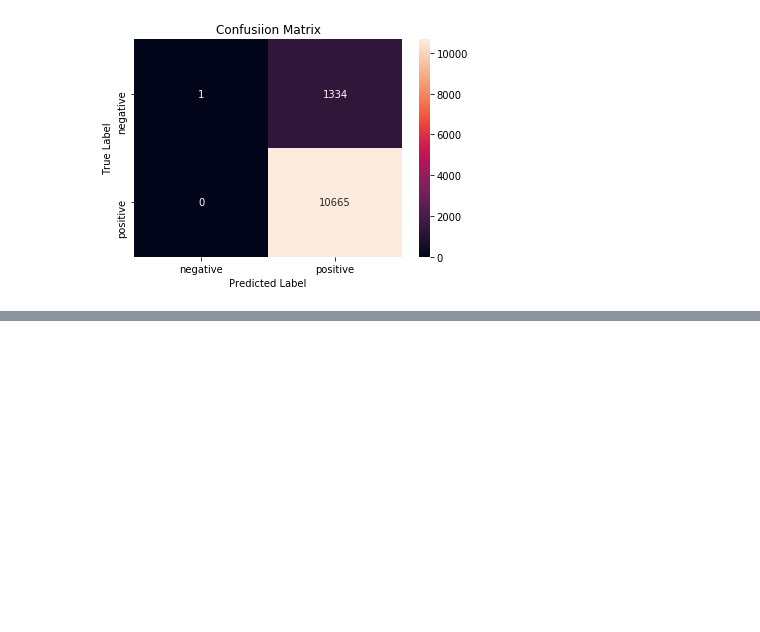
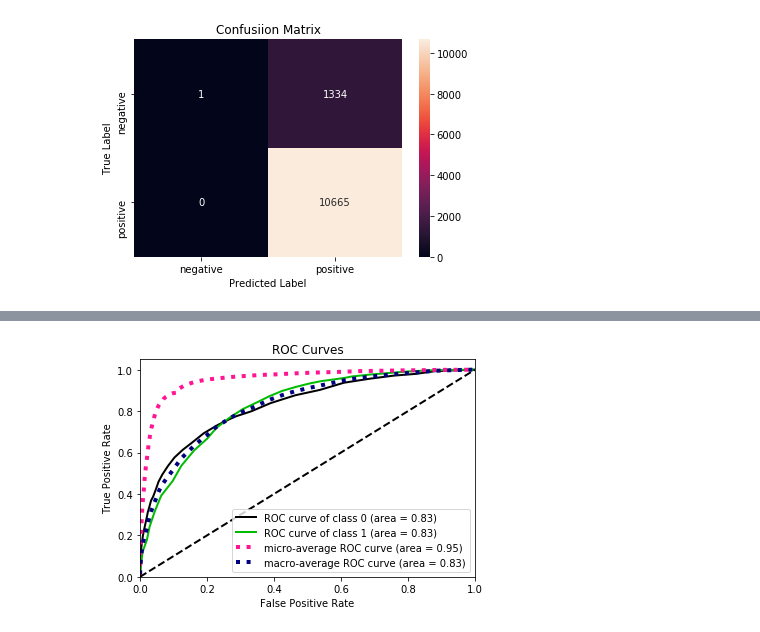
Before and after one commit to mehrayogesh208/Amazon-Fine-Food, a Jupyter notebook: KnearestNeighbors.ipynb, the cells around one changed output, grey strips where cells are left out. Saved outputs shown, nothing was run; the diff lists cells and outputs as text; code cells hidden in the pictures; blank space fills up the shorter version.

Commit message:
using auc Roc as metric

```diff
--- a/KnearestNeighbors.ipynb
+++ b/KnearestNeighbors.ipynb
@@ -139,0 +158,11 @@ plt.show()
+# %%
+knn_optimal = KNeighborsClassifier(n_neighbors=optimal_k,algorithm = "brute")
+
+# fitting the model
+knn_optimal.fit(traintfidf, train_df["Score"])
+#knn_optimal.fit(bow_data, y_train)
+
+# predict the response
+pred = knn_optimal.predict(testtfidf)
+# %%
+y_proabs = knn_optimal.predict_proba(testtfidf)
@@ -139,0 +178,5 @@ plt.show()
+# %%
+skplt.metrics.plot_roc_curve(test_df["Score"], y_proabs)
+plt.show()
+# %% [output]
+[figure, added]
```
Also changed, not shown: parts of 62 cells of this notebook.
